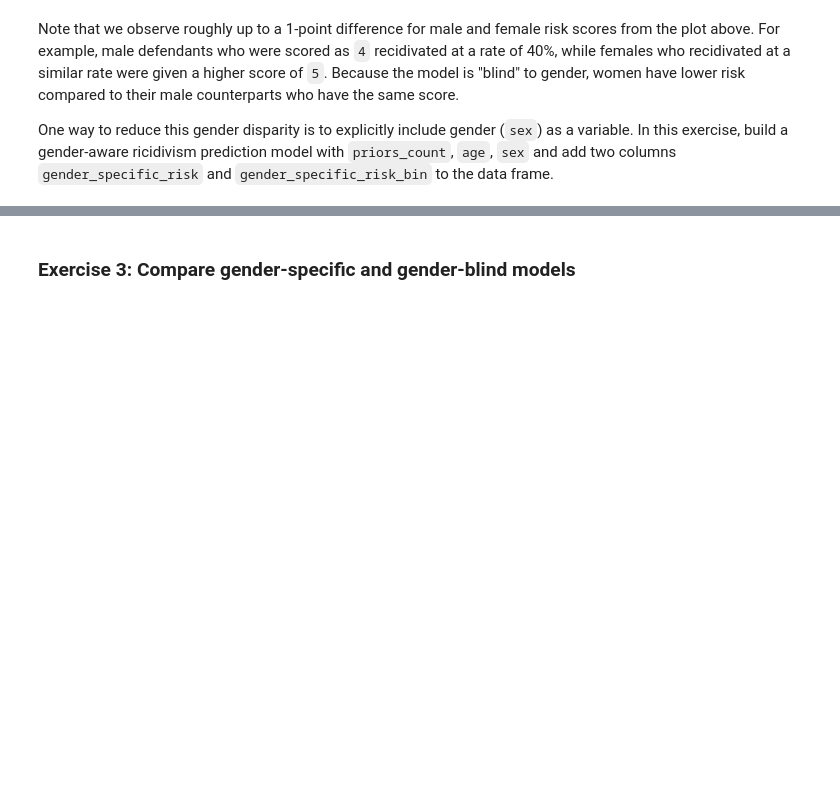
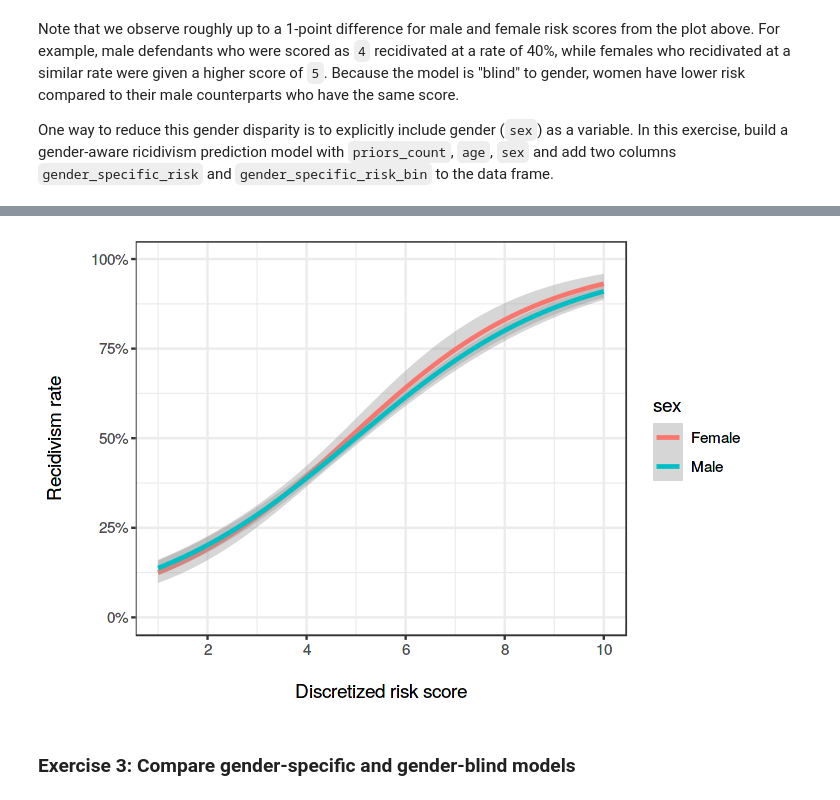
Before and after one commit to stanford-policylab/law-order-algo, a Jupyter notebook: notebooks/week-8-fairness_2-answers.ipynb, the cells around one changed output, grey strips where cells are left out. Drawn from its saved outputs; the diff is of its cells as text; code cells hidden in the pictures; blank space fills up the shorter version.

```diff
--- a/notebooks/week-8-fairness_2-answers.ipynb
+++ b/notebooks/week-8-fairness_2-answers.ipynb
@@ -160,12 +188,14 @@ calibration_by_gender %>%
 # %%
 # Calibration plot
 ggplot(compas_df,
        aes(x = gender_specific_risk_score, y = is_recid, color = sex, group=sex)) +
     geom_smooth(method="glm", method.args=list(family="binomial")) +
-    scale_y_continuous(labels = scales::percent_format(1), limits = c(0, 1))+
+    scale_y_continuous(labels = scales::percent_format(), limits = c(0, 1))+
     scale_x_continuous(breaks = seq(0, 10, 2), limits = c(1, 10))+
     labs(x = "\nDiscretized risk score",
          y = "Recidivism rate\n")
+# %% [output]
+[figure, added]
 # %% [markdown]
 ### Exercise 3: Compare gender-specific and gender-blind models
 # %% [markdown]
```
Also changed, not shown: parts of 3 cells of this notebook, 1 other file.
